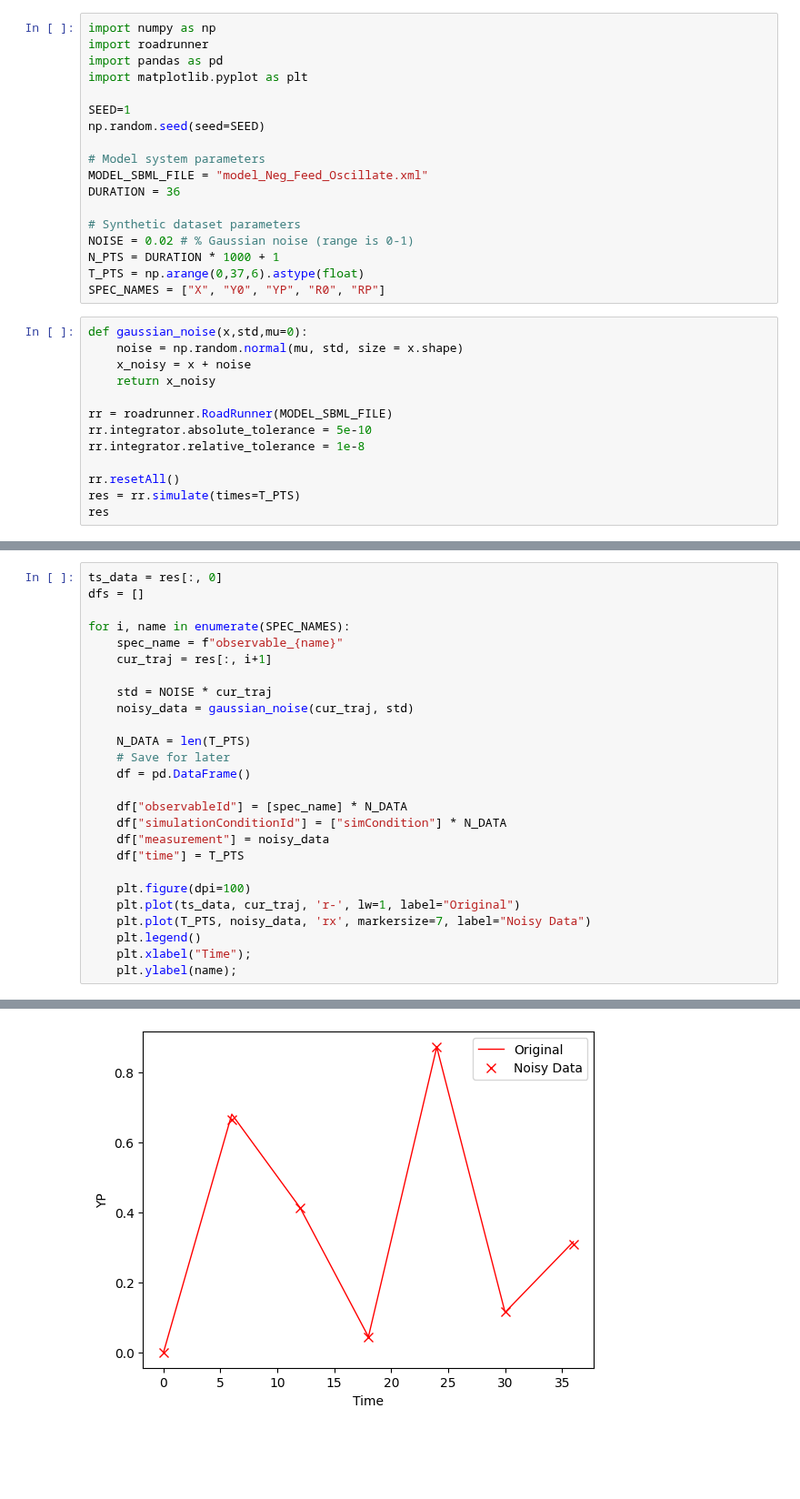
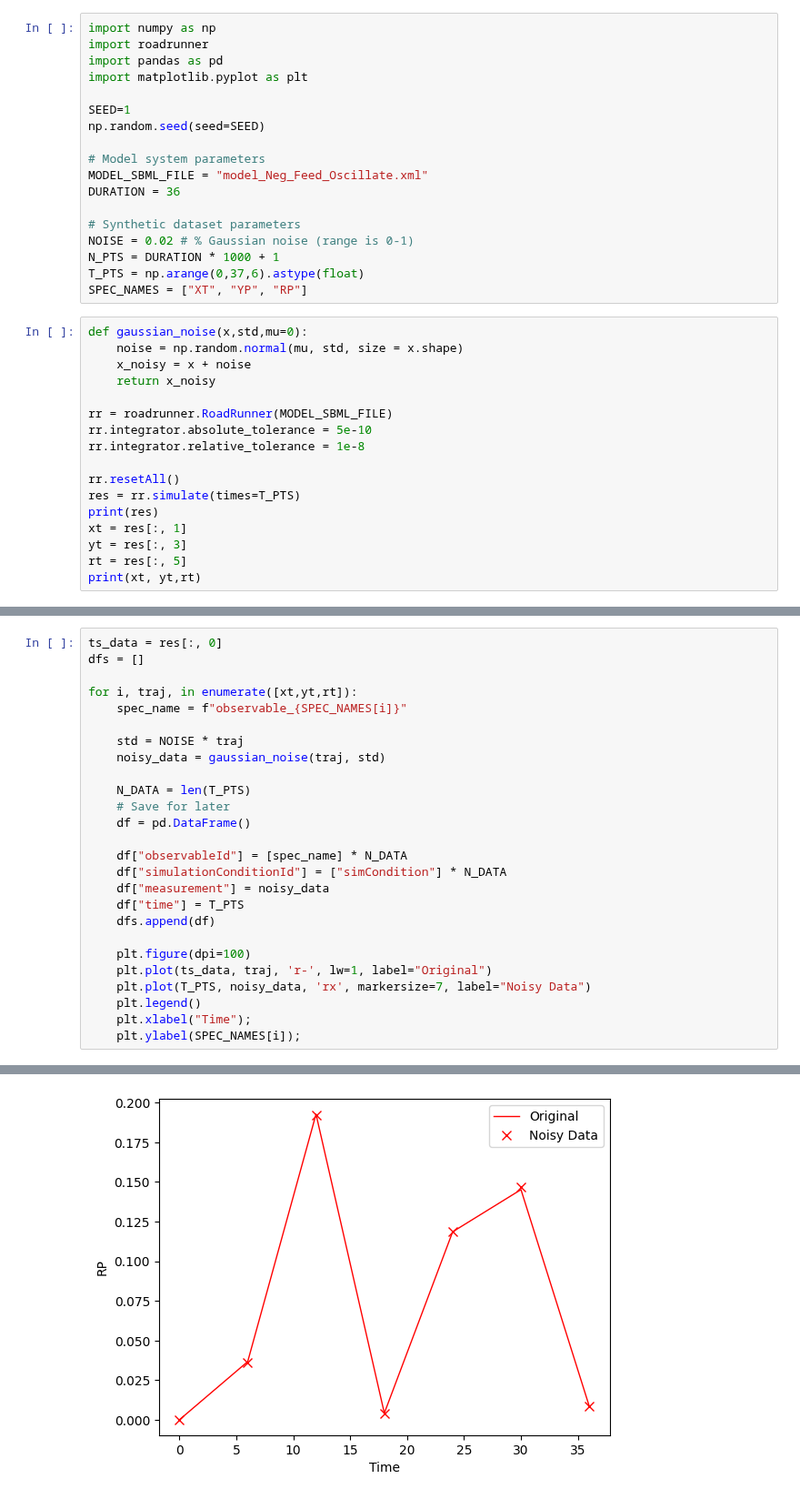
Before and after one commit to LarkinIt/BayesianBenchmark, a Jupyter notebook: Neg_Feed_Oscillate/generate_nfo_data.ipynb, the cells around one changed output, grey strips where cells are left out. Shown at 91% size. Cells and saved outputs as stored; diff of their text form; blank space fills up the shorter version.

```diff
--- a/Neg_Feed_Oscillate/generate_nfo_data.ipynb
+++ b/Neg_Feed_Oscillate/generate_nfo_data.ipynb
@@ -15,7 +15,7 @@ DURATION = 36
 NOISE = 0.02 # % Gaussian noise (range is 0-1)
 N_PTS = DURATION * 1000 + 1
 T_PTS = np.arange(0,37,6).astype(float)
-SPEC_NAMES = ["X", "Y0", "YP", "R0", "RP"]
+SPEC_NAMES = ["XT", "YP", "RP"]
 # %%
 def gaussian_noise(x,std,mu=0):
 	noise = np.random.normal(mu, std, size = x.shape)
@@ -28,7 +28,11 @@ rr.integrator.relative_tolerance = 1e-8
 
 rr.resetAll()
 res = rr.simulate(times=T_PTS)
-res
+print(res)
+xt = res[:, 1]
+yt = res[:, 3]
+rt = res[:, 5]
+print(xt, yt,rt)
 # %% [output]
     time,     [S1],     [S2],      [S3],     [S4],       [S5]
  [[    0,        0,        1,         0,        1,          0],
@@ -42,12 +51,11 @@ res
 ts_data = res[:, 0]
 dfs = []
 
-for i, name in enumerate(SPEC_NAMES):
-	spec_name = f"observable_{name}"
-	cur_traj = res[:, i+1]
+for i, traj, in enumerate([xt,yt,rt]):
+	spec_name = f"observable_{SPEC_NAMES[i]}"
 
-	std = NOISE * cur_traj
-	noisy_data = gaussian_noise(cur_traj, std)
+	std = NOISE * traj
+	noisy_data = gaussian_noise(traj, std)
 
 	N_DATA = len(T_PTS)
 	# Save for later
@@ -57,12 +65,13 @@ for i, name in enumerate(SPEC_NAMES):
 	df["simulationConditionId"] = ["simCondition"] * N_DATA
 	df["measurement"] = noisy_data
 	df["time"] = T_PTS
+	dfs.append(df)
 
 	plt.figure(dpi=100)
-	plt.plot(ts_data, cur_traj, 'r-', lw=1, label="Original")
+	plt.plot(ts_data, traj, 'r-', lw=1, label="Original")
 	plt.plot(T_PTS, noisy_data, 'rx', markersize=7, label="Noisy Data")
 	plt.legend()
 	plt.xlabel("Time");
-	plt.ylabel(name);
+	plt.ylabel(SPEC_NAMES[i]);
 # %% [output]
 [figure]
@@ -70 +79 @@ for i, name in enumerate(SPEC_NAMES):
-[figure, old version]
+[figure, new version]
```
Also changed, not shown: parts of 6 cells of this notebook, 4 other files.
